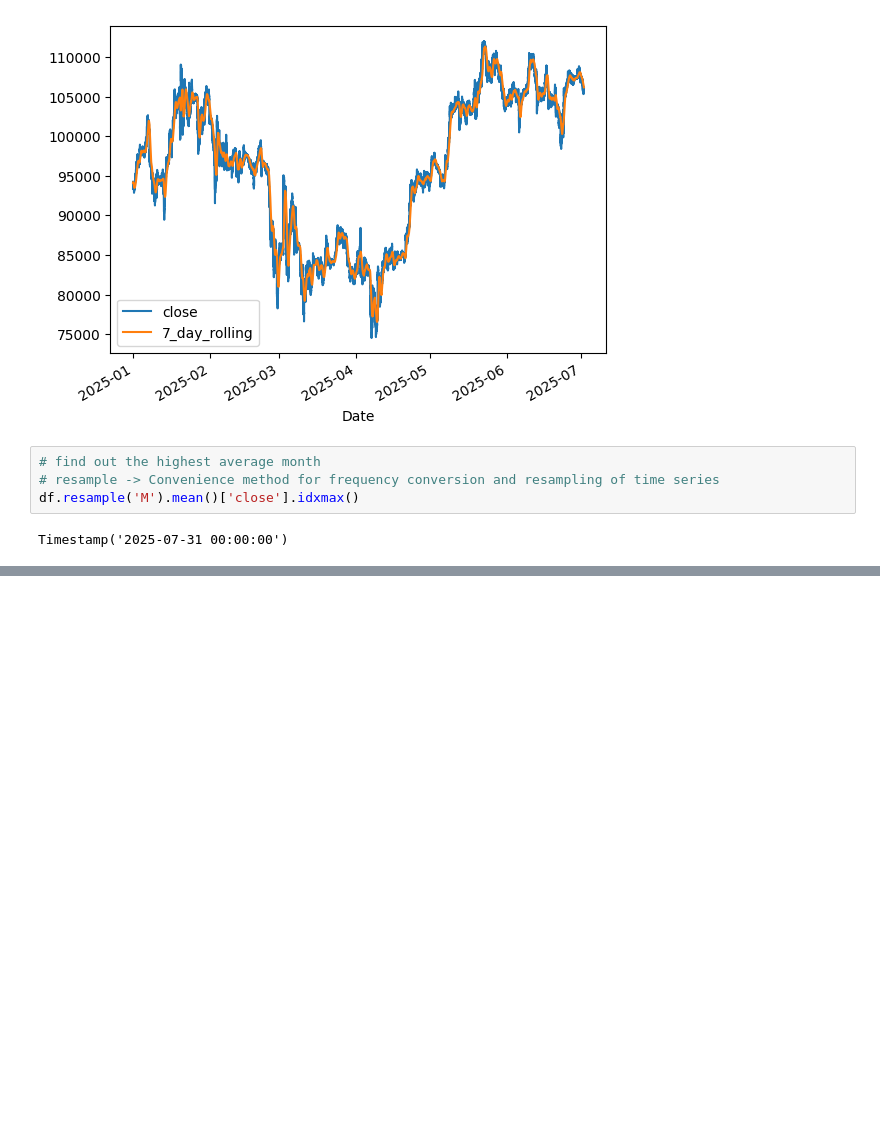
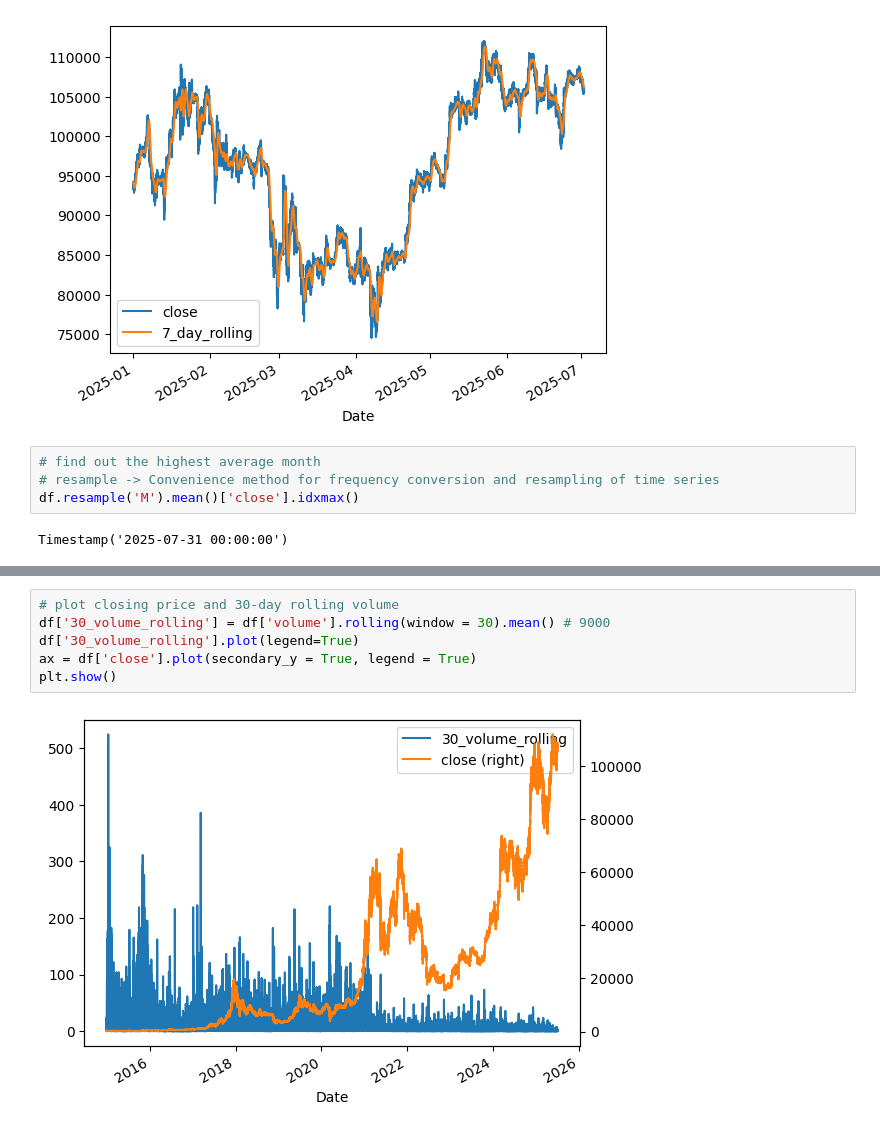
Before and after one commit to agakshita5/time-series-prac, a Jupyter notebook: ts-prac.ipynb, the cells around one changed output, grey strips where cells are left out. Drawn from its saved outputs; the diff is of its cells as text; blank space fills up the shorter version.

```diff
--- a/ts-prac.ipynb
+++ b/ts-prac.ipynb
@@ -127,0 +153,8 @@ Timestamp('2025-07-31 00:00:00')
+# %%
+# plot closing price and 30-day rolling volume
+df['30_volume_rolling'] = df['volume'].rolling(window = 30).mean() # 9000
+df['30_volume_rolling'].plot(legend=True)
+ax = df['close'].plot(secondary_y = True, legend = True)
+plt.show()
+# %% [output]
+[figure, added]
```
Also changed, not shown: parts of 11 cells of this notebook.
